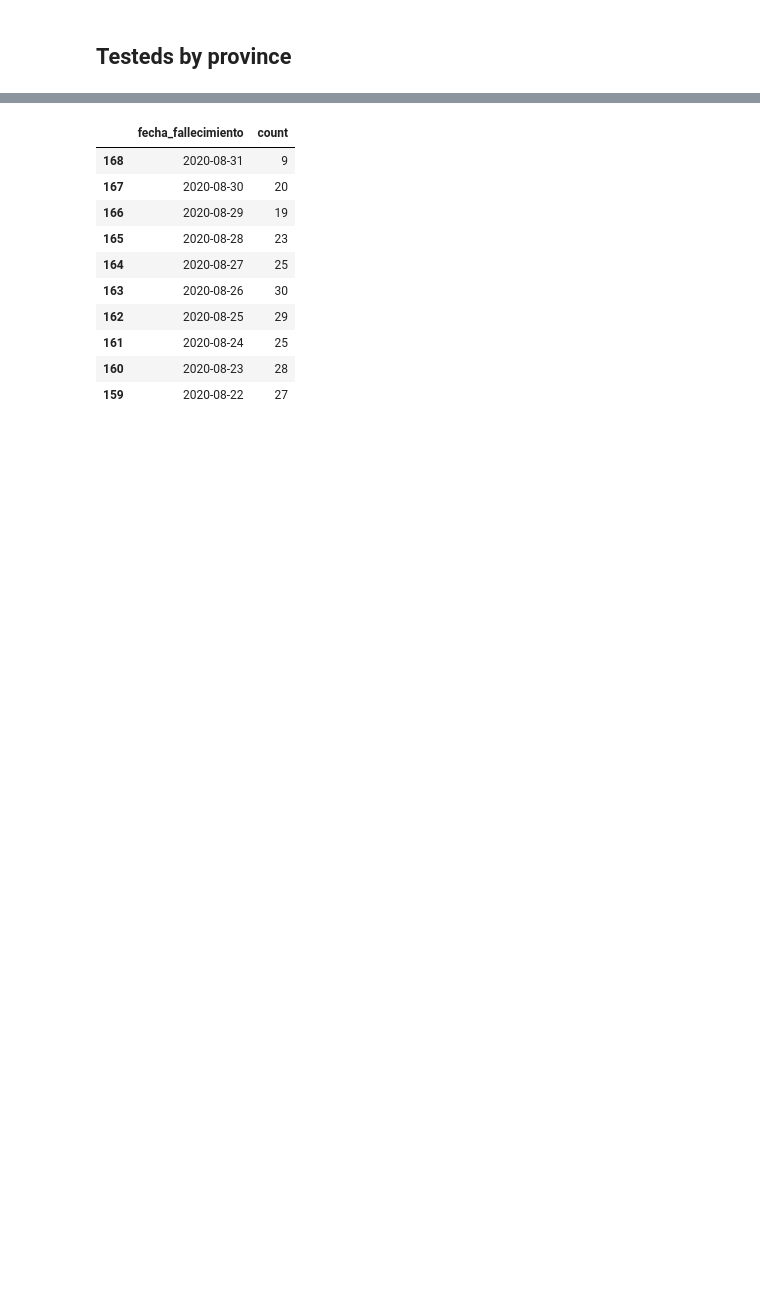
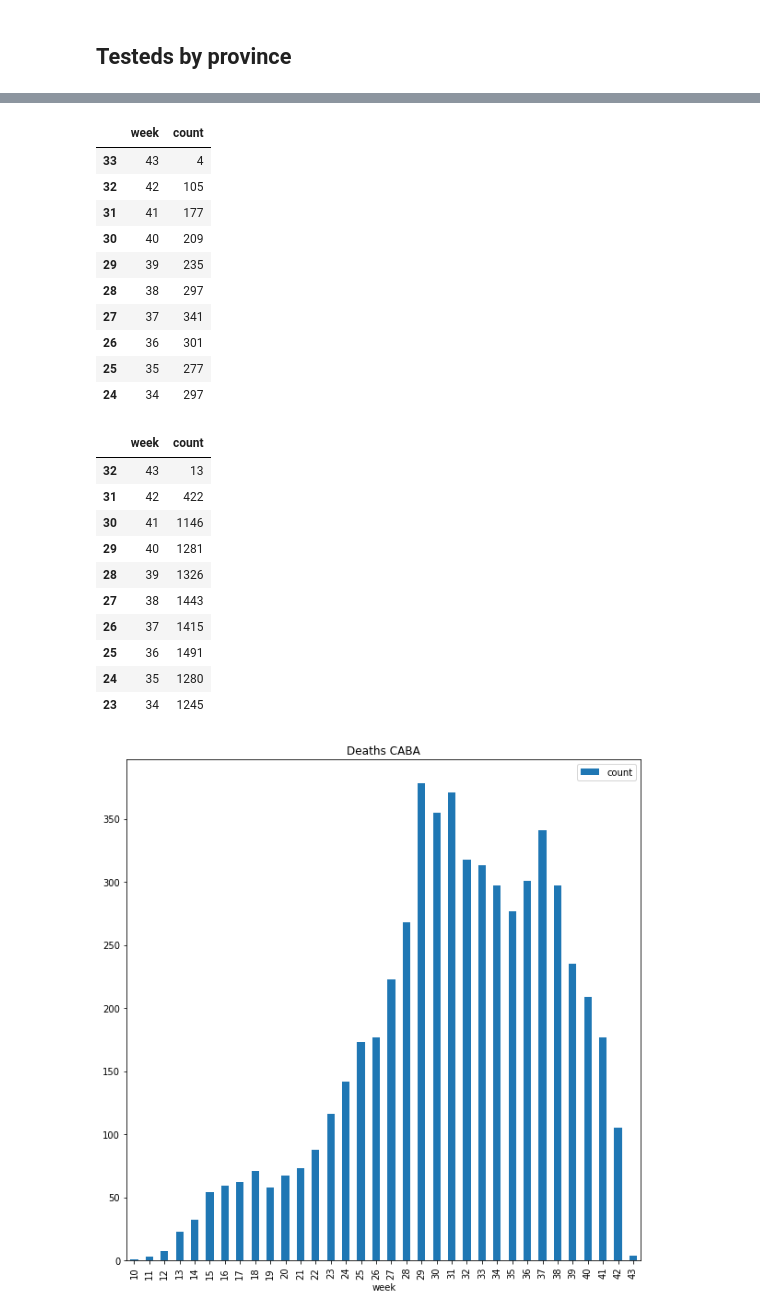
Before and after one commit to federicoarrua/covid_analysis_jupyter, a Jupyter notebook: covid/covid_notebook.ipynb, the cells around one changed output, grey strips where cells are left out. Drawn from its saved outputs; the diff is of its cells as text; code cells hidden in the pictures; blank space fills up the shorter version.

```diff
--- a/covid/covid_notebook.ipynb
+++ b/covid/covid_notebook.ipynb
@@ -230,26 +264,40 @@ testedPerProvince.set_index('residencia_provincia_nombre')
 # %%
 deathsCABA = covidDeathsDF[covidDeathsDF['residencia_provincia_nombre'] == 'CABA']
 deathsCABA = deathsCABA[deathsCABA['fecha_fallecimiento'] != '']
-deathsCABA['count'] = deathsCABA.groupby('fecha_fallecimiento')['fecha_fallecimiento'].transform('count')
-deathsCABA = deathsCABA[['fecha_fallecimiento', 'count']].groupby('fecha_fallecimiento').count().reset_index().sort_values('fecha_fallecimiento', ascending=True)
-deathsCABA.plot.bar(y='count', x='fecha_fallecimiento', figsize=(10,10)).set_title("Deaths CABA")
-display(deathsCABA.sort_values('fecha_fallecimiento', ascending=False).head(10))
+deathsCABA['week'] = pd.to_datetime(deathsCABA["fecha_fallecimiento"]).dt.week
+deathsCABA['count'] = deathsCABA.groupby('week')['week'].transform('count')
+deathsCABA = deathsCABA[['week', 'count']].groupby('week').count().reset_index().sort_values('week', ascending=True)
+deathsCABA.plot.bar(y='count', x='week', figsize=(10,10)).set_title("Deaths CABA")
+display(deathsCABA.sort_values('week', ascending=False).head(10))
 
 deathsPBA = covidDeathsDF[covidDeathsDF['residencia_provincia_nombre'] == 'Buenos Aires']
 deathsPBA = deathsPBA[deathsPBA['fecha_fallecimiento'] != '']
-deathsPBA['count'] = deathsPBA.groupby('fecha_fallecimiento')['fecha_fallecimiento'].transform('count')
-deathsPBA = deathsPBA[['fecha_fallecimiento', 'count']].groupby('fecha_fallecimiento').count().reset_index().sort_values('fecha_fallecimiento', ascending=True)
-deathsPBA.plot.bar(y='count', x='fecha_fallecimiento', figsize=(10,10)).set_title("Deaths PBA")
-display(deathsPBA.sort_values('fecha_fallecimiento', ascending=False).head(10))
+deathsPBA['week'] = pd.to_datetime(deathsPBA["fecha_fallecimiento"]).dt.week
+deathsPBA['count'] = deathsPBA.groupby('week')['week'].transform('count')
+deathsPBA = deathsPBA[['week', 'count']].groupby('week').count().reset_index().sort_values('week', ascending=True)
+deathsPBA.plot.bar(y='count', x='week', figsize=(10,10)).set_title("Deaths PBA")
+display(deathsPBA.sort_values('week', ascending=False).head(10))
 # %% [output]
-|  | fecha_fallecimiento | count |
-| 168 | 2020-08-31 | 9 |
-| 167 | 2020-08-30 | 20 |
-| 166 | 2020-08-29 | 19 |
-| 165 | 2020-08-28 | 23 |
-| 164 | 2020-08-27 | 25 |
-| 163 | 2020-08-26 | 30 |
-| 162 | 2020-08-25 | 29 |
-| 161 | 2020-08-24 | 25 |
-| 160 | 2020-08-23 | 28 |
-| 159 | 2020-08-22 | 27 |
+|  | week | count |
+| 33 | 43 | 4 |
+| 32 | 42 | 105 |
+| 31 | 41 | 177 |
+| 30 | 40 | 209 |
+| 29 | 39 | 235 |
+| 28 | 38 | 297 |
+| 27 | 37 | 341 |
+| 26 | 36 | 301 |
+| 25 | 35 | 277 |
+| 24 | 34 | 297 |
+|  | week | count |
+| 32 | 43 | 13 |
+| 31 | 42 | 422 |
+| 30 | 41 | 1146 |
+| 29 | 40 | 1281 |
+| 28 | 39 | 1326 |
+| 27 | 38 | 1443 |
+| 26 | 37 | 1415 |
+| 25 | 36 | 1491 |
+| 24 | 35 | 1280 |
+| 23 | 34 | 1245 |
+[figure, added]
```
Also changed, not shown: parts of 13 cells of this notebook.
